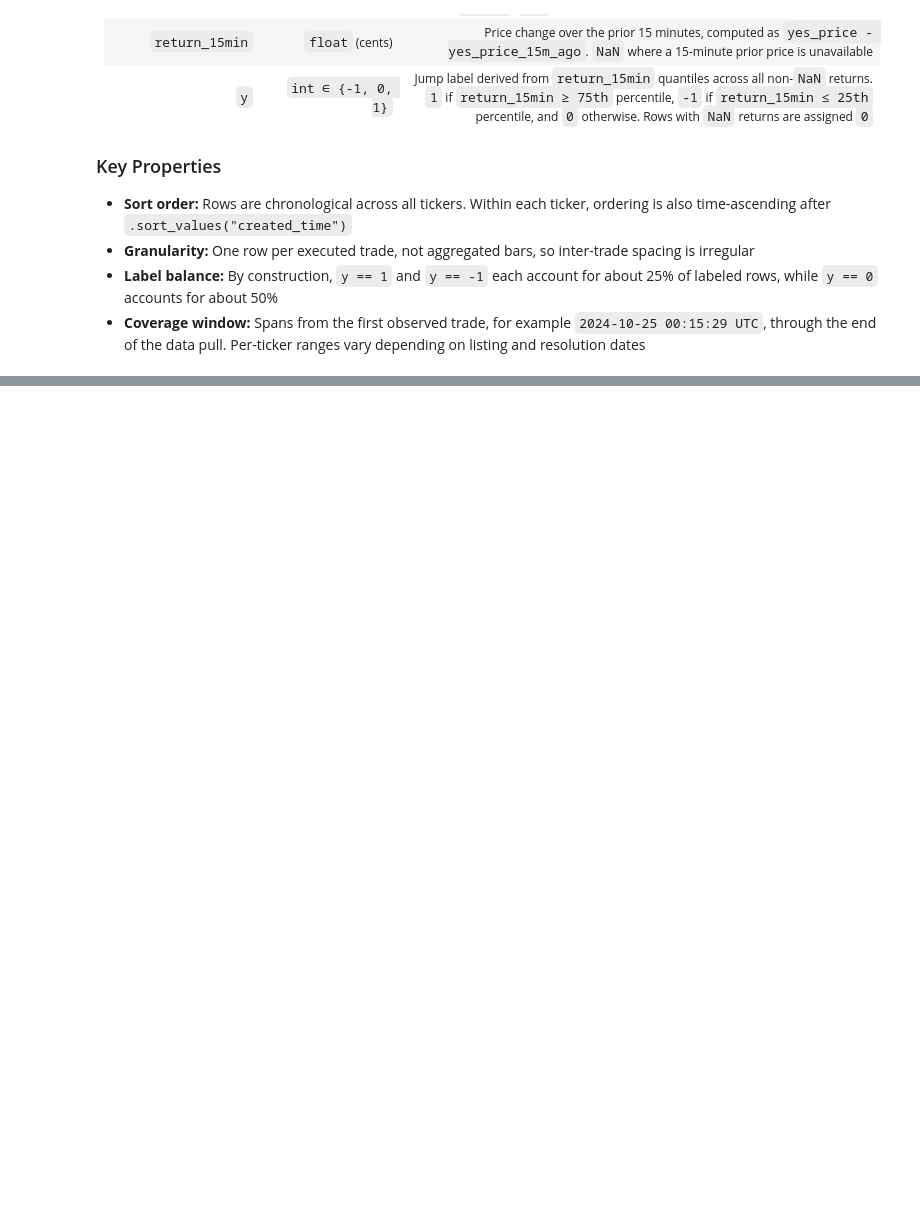
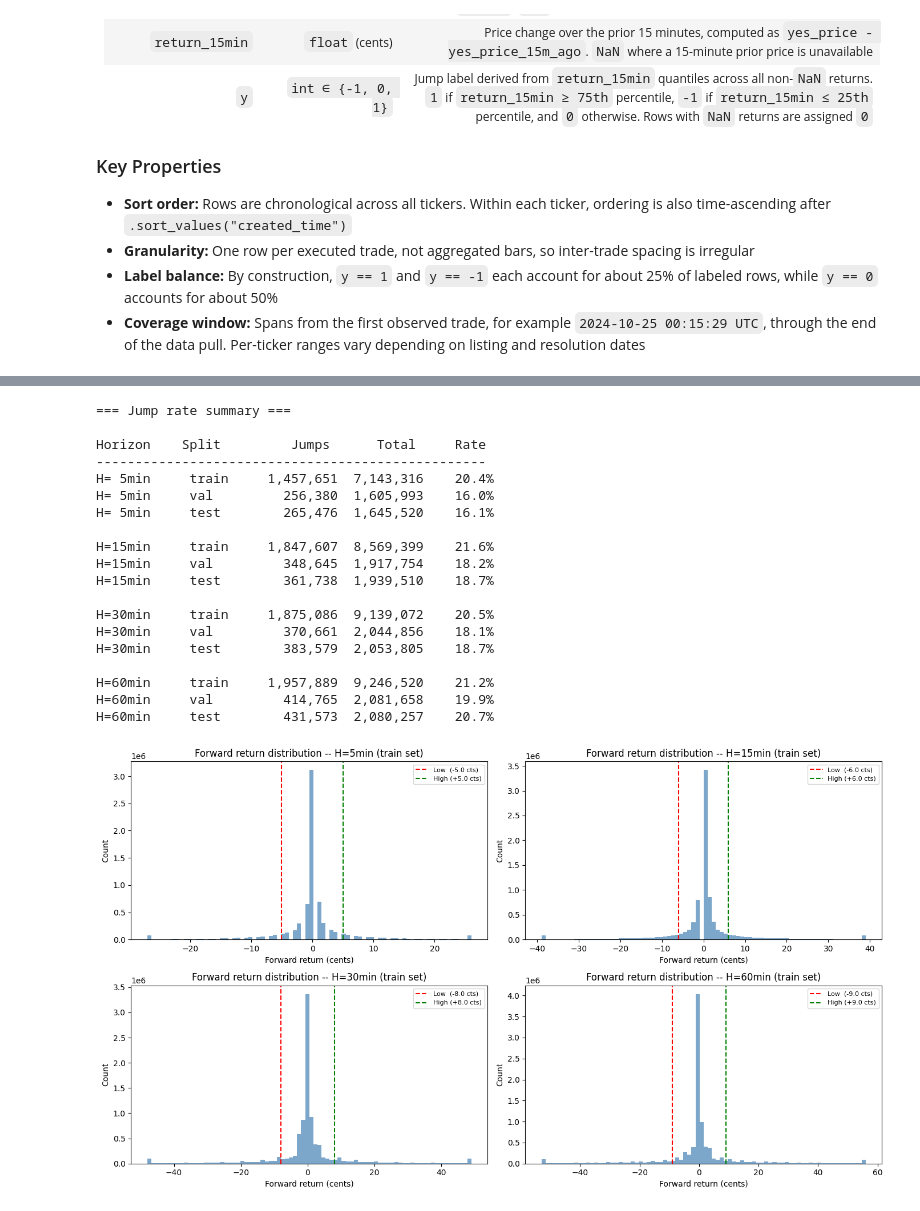
Before and after one commit to abprada/Kalshi-Project, a Jupyter notebook: notebooks/data.ipynb, the cells around one changed output, grey strips where cells are left out. Saved outputs shown, nothing was run; the diff lists cells and outputs as text; code cells hidden in the pictures; blank space fills up the shorter version.

```diff
--- a/notebooks/data.ipynb
+++ b/notebooks/data.ipynb
@@ -1613,0 +886,20 @@ The ROC of 0.881 highlights strong separation between jump and non-jump bars.
+# %%
+# -- 7. Temporal Train / Val / Test Split -------------------------------------
+# Split is on GLOBAL time (not per-ticker).
+# This ensures the model is never trained on any data from the future.
+
+ts_sorted   = bars['ts'].sort_values().reset_index(drop=True)
+n           = len(ts_sorted)
+t_train_end = ts_sorted.iloc[int(n * CFG['train_frac'])]
+t_val_end   = ts_sorted.iloc[int(n * (CFG['train_frac'] + CFG['val_frac']))]
+
+bars['split'] = 'test'
+bars.loc[bars['ts'] <= t_train_end, 'split'] = 'train'
+bars.loc[(bars['ts'] > t_train_end) & (bars['ts'] <= t_val_end), 'split'] = 'val'
+
+print('Split boundaries:')
+print(f'  Train : up to {t_train_end}')
+print(f'  Val   : {t_train_end}  ->  {t_val_end}')
+print(f'  Test  : after {t_val_end}')
+print()
+print(bars['split'].value_counts())
@@ -1613,0 +1119,59 @@ The ROC of 0.881 highlights strong separation between jump and non-jump bars.
+# %%
+# -- 10. Distribution Plots + Jump Rate Summary --------------------------------
+fig, axes = plt.subplots(2, 2, figsize=(14, 8))
+axes = axes.flatten()
+
+print('=== Jump rate summary ===\n')
+print(f'{"Horizon":<10} {"Split":<8} {"Jumps":>10} {"Total":>10} {"Rate":>8}')
+print('-' * 50)
+
+for i, H in enumerate(CFG['horizons_min']):
+    fwd_col   = f'fwd_ret_{H}m'
+    label_col = f'label_{H}m'
+    lo, hi    = thresholds[H]
+
+    for split in ['train', 'val', 'test']:
+        mask   = bars['split'] == split
+        subset = bars.loc[mask, label_col].dropna()
+        n_jump = int(subset.sum())
+        n_tot  = len(subset)
+        rate   = subset.mean()
+        print(f'H={H:2d}min     {split:<8} {n_jump:>10,} {n_tot:>10,} {rate:>8.1%}')
+    print()
+
+    # Plot
+    train_ret = bars.loc[train_mask, fwd_col].dropna()
+    clipped   = train_ret.clip(train_ret.quantile(0.01), train_ret.quantile(0.99))
+
+    ax = axes[i]
+    ax.hist(clipped, bins=80, alpha=0.7, edgecolor='none', color='steelblue')
+    ax.axvline(lo, color='red',   lw=1.5, linestyle='--', label=f'Low  ({lo:+.1f} cts)')
+    ax.axvline(hi, color='green', lw=1.5, linestyle='--', label=f'High ({hi:+.1f} cts)')
+    ax.set_title(f'Forward return distribution -- H={H}min (train set)')
+    ax.set_xlabel('Forward return (cents)')
+    ax.set_ylabel('Count')
+    ax.legend(fontsize=8)
+
+plt.tight_layout()
+plt.show()
+# %% [output]
+=== Jump rate summary ===
+
+Horizon    Split         Jumps      Total     Rate
+--------------------------------------------------
+H= 5min     train     1,457,651  7,143,316    20.4%
+H= 5min     val         256,380  1,605,993    16.0%
+H= 5min     test        265,476  1,645,520    16.1%
+
+H=15min     train     1,847,607  8,569,399    21.6%
+H=15min     val         348,645  1,917,754    18.2%
+H=15min     test        361,738  1,939,510    18.7%
+
+H=30min     train     1,875,086  9,139,072    20.5%
+H=30min     val         370,661  2,044,856    18.1%
+H=30min     test        383,579  2,053,805    18.7%
+
+H=60min     train     1,957,889  9,246,520    21.2%
+H=60min     val         414,765  2,081,658    19.9%
+H=60min     test        431,573  2,080,257    20.7%
+[figure, added]
```
Also changed, not shown: parts of 94 cells of this notebook.
